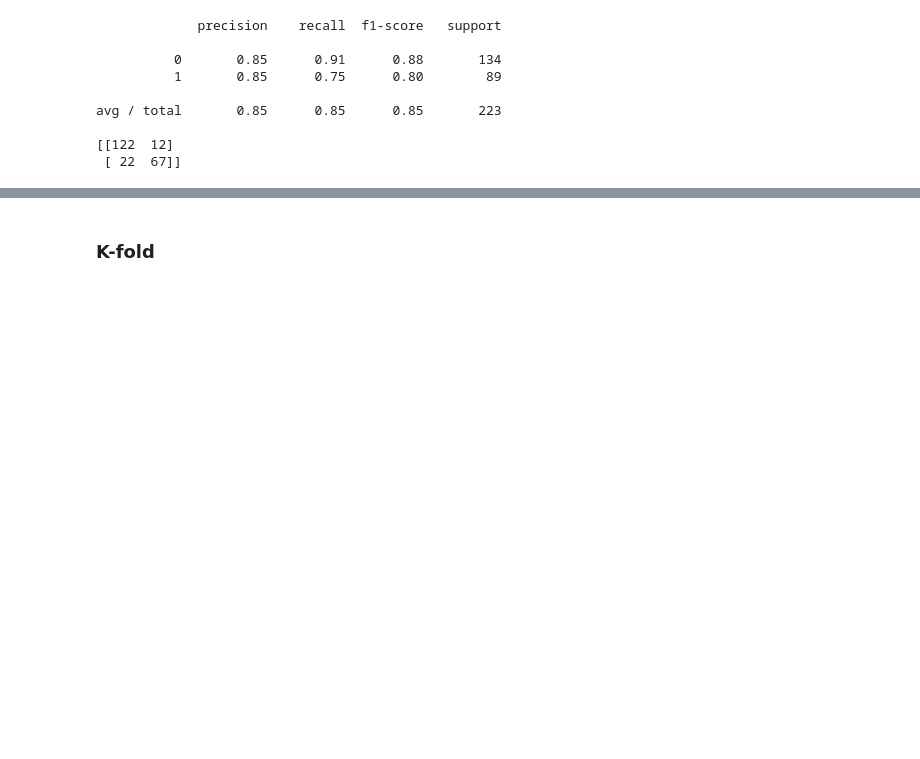
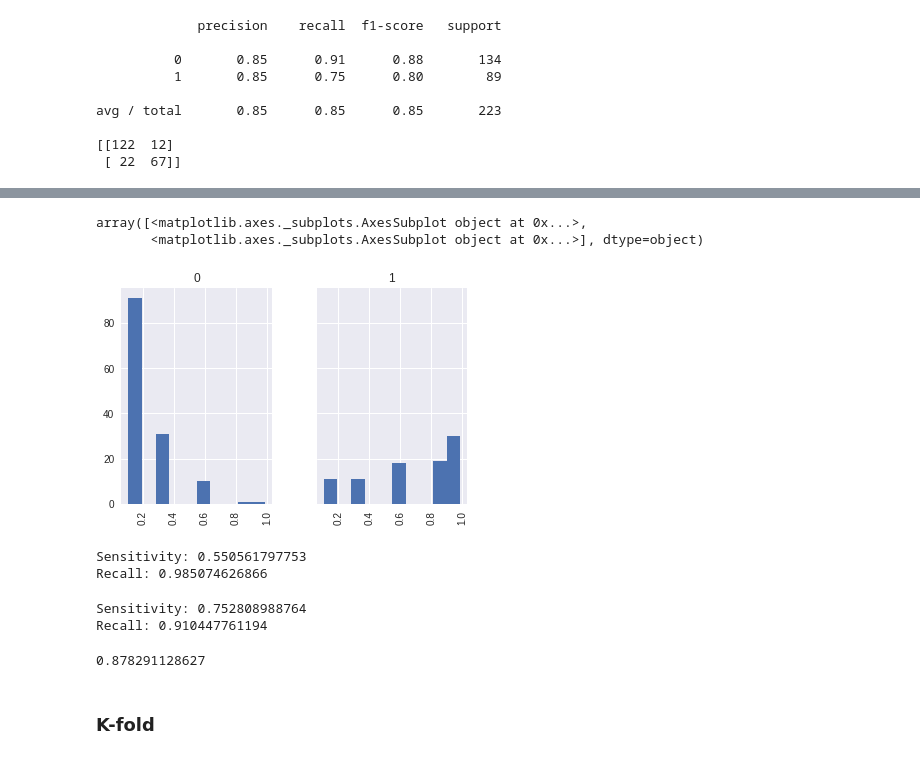
Before and after one commit to carlosv5/Titanic_ml, a Jupyter notebook: 3_8_Exercise_2.ipynb, the cells around one changed output, grey strips where cells are left out. Saved outputs shown, nothing was run; the diff lists cells and outputs as text; code cells hidden in the pictures; blank space fills up the shorter version.

```diff
--- a/3_8_Exercise_2.ipynb
+++ b/3_8_Exercise_2.ipynb
@@ -365,3 +390,30 @@ avg / total       0.85      0.85      0.85       223
+# %%
+#Histogram of probability vs actual
+dprob = pd.DataFrame(data = {'probability':y_pred_prob, 'actual':y_test})
+dprob.probability.hist(by=dprob.actual, sharex=True, sharey=True)
+# %% [output]
+array([<matplotlib.axes._subplots.AxesSubplot object at 0x...>,
+       <matplotlib.axes._subplots.AxesSubplot object at 0x...>], dtype=object)
+[figure, added]
+# %%
+#Function to evaluate thresholds of the ROC curve
+def evaluate_threshold(threshold):
+    print('Sensitivity:', tpr[thresholds > threshold][-1])
+    print('Recall:', 1 - fpr[thresholds > threshold][-1])
+evaluate_threshold(0.8)
+# %% [output]
+Sensitivity: 0.550561797753
+Recall: 0.985074626866
+# %%
+evaluate_threshold(0.5)
+# %% [output]
+Sensitivity: 0.752808988764
+Recall: 0.910447761194
+# %%
+# AUX
+print(roc_auc_score(y_test, y_pred_prob))
+# %% [output]
+0.878291128627
 # %% [markdown]
 ### K-fold
 # %%
```
Also changed, not shown: parts of 11 cells of this notebook.
